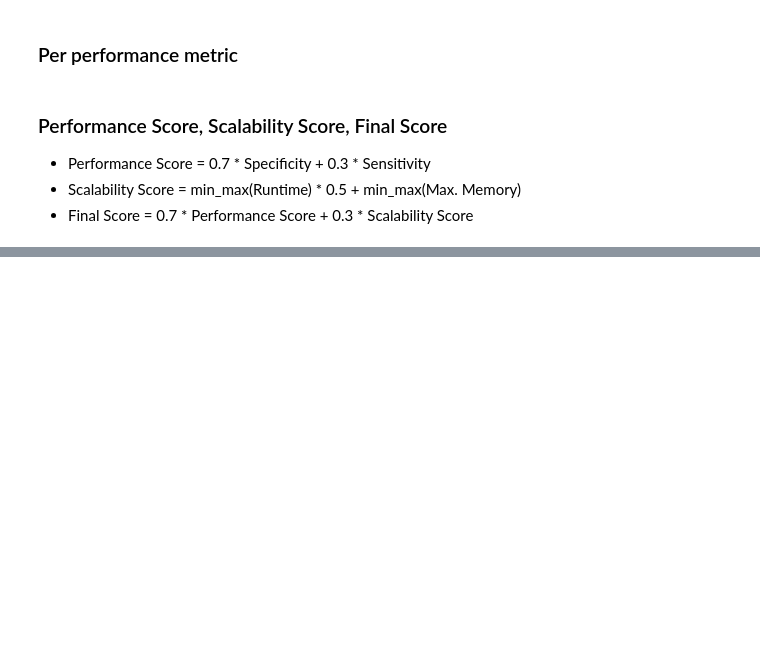
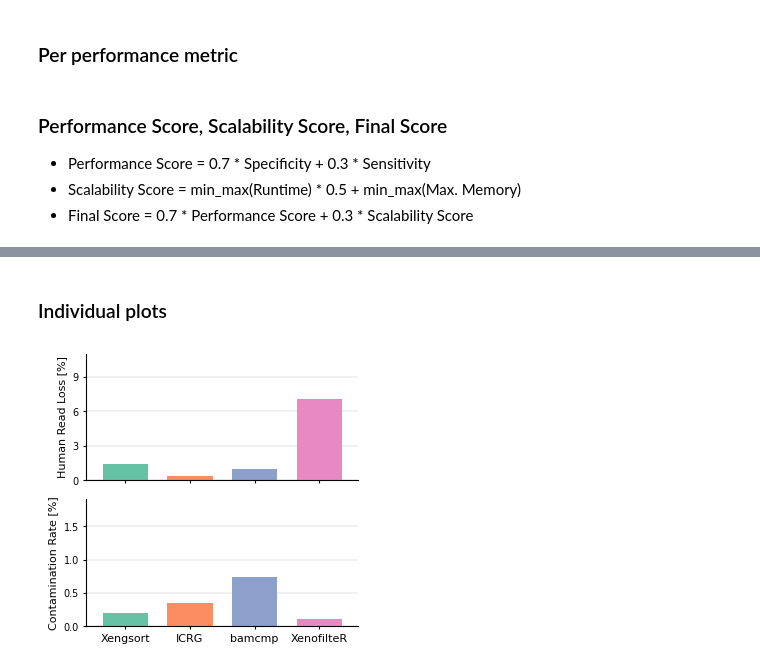
Before and after one commit to S-Altend/MethSortBench, a Jupyter notebook: 07_visualization/07.6_summary.ipynb, the cells around one changed output, grey strips where cells are left out. Cells and saved outputs as stored; diff of their text form; code cells hidden in the pictures; blank space fills up the shorter version.

```diff
--- a/07_visualization/07.6_summary.ipynb
+++ b/07_visualization/07.6_summary.ipynb
@@ -343,2 +343,61 @@ plt.savefig(fig_dir / "summary_figure.png", bbox_inches="tight", dpi=300)
 # %%
 df.to_csv(data_dir / "benchmark_figure_data.csv")
+# %% [markdown]
+### Individual plots
+# %%
+import matplotlib.pyplot as plt
+import pandas as pd
+import numpy as np
+
+def mm_to_inches(mm):
+    return mm / 25.4
+
+# ── Colors: Set2 in the requested order ──────────────────────────
+METHOD_ORDER = ["Xengsort", "ICRG", "bamcmp", "XenofilteR"]
+set2 = plt.get_cmap("Set2").colors
+method_colors = {m: set2[i] for i, m in enumerate(METHOD_ORDER)}
+
+# ── Data, ordered ────────────────────────────────────────────────
+d = final_df.copy()
+d["Avg_Human_Loss_pct"] = d["Avg_Human_Loss"] * 100
+d["Avg_Contamination_Rate_pct"] = d["Avg_Contamination_Rate"] * 100
+
+d["Method"] = pd.Categorical(d["Method"], categories=METHOD_ORDER, ordered=True)
+d = d.sort_values("Method").dropna(subset=["Method"]).reset_index(drop=True)
+
+x = np.arange(len(d))
+colors = [method_colors[m] for m in d["Method"]]
+
+# ── Figure ───────────────────────────────────────────────────────
+fig, (ax_hrl, ax_con) = plt.subplots(
+    2, 1, sharex=True,
+    figsize=(mm_to_inches(89), mm_to_inches(90)),
+    gridspec_kw={"hspace": 0.15},
+)
+
+def style(ax):
+    ax.spines[["top", "right"]].set_visible(False)
+    ax.tick_params(labelsize=7, length=2)
+    ax.set_axisbelow(True)
+    ax.yaxis.grid(True, color="grey", linewidth=0.3, alpha=0.5)
+
+ax_hrl.bar(x, d["Avg_Human_Loss_pct"], color=colors, width=0.7)
+ax_hrl.set_ylabel("Human Read Loss [%]", fontsize=8)
+ax_hrl.set_ylim(0, 11)
+ax_hrl.set_yticks([0, 3, 6, 9])
+style(ax_hrl)
+
+ax_con.bar(x, d["Avg_Contamination_Rate_pct"], color=colors, width=0.7)
+ax_con.set_ylabel("Contamination Rate [%]", fontsize=8)
+ax_con.set_ylim(0, 1.9)
+ax_con.set_yticks([0, 0.5, 1, 1.5])
+style(ax_con)
+
+ax_con.set_xticks(x)
+ax_con.set_xticklabels(d["Method"], fontsize=8)
+ax_con.set_xlim(-0.6, len(d) - 0.4)
+
+fig.savefig(fig_dir / "panel_loss_contamination.pdf", bbox_inches="tight", dpi=300)
+fig.savefig(fig_dir / "panel_loss_contamination.png", bbox_inches="tight", dpi=300)
+# %% [output]
+[figure, added]
```
Also changed, not shown: parts of 10 cells of this notebook, 22 other files.
